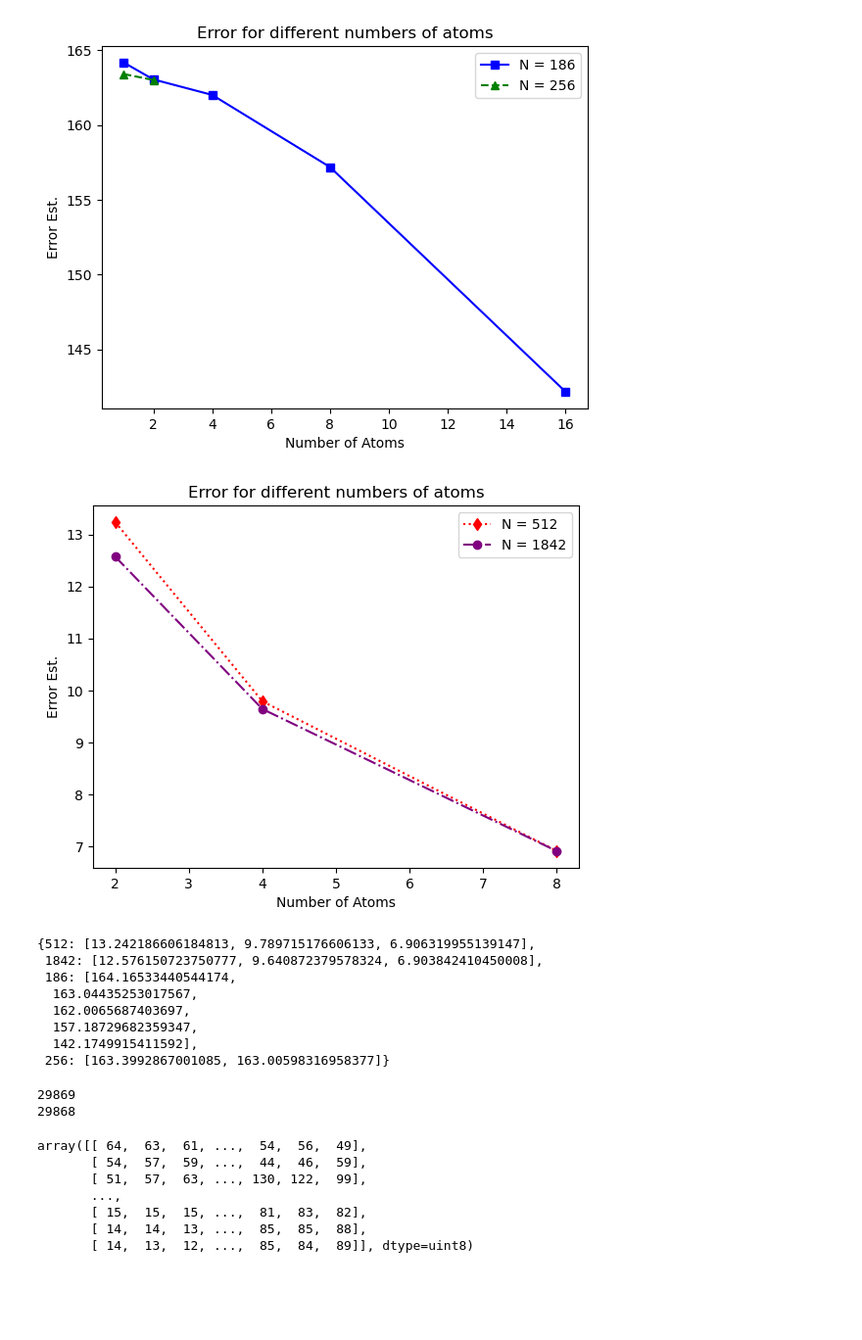
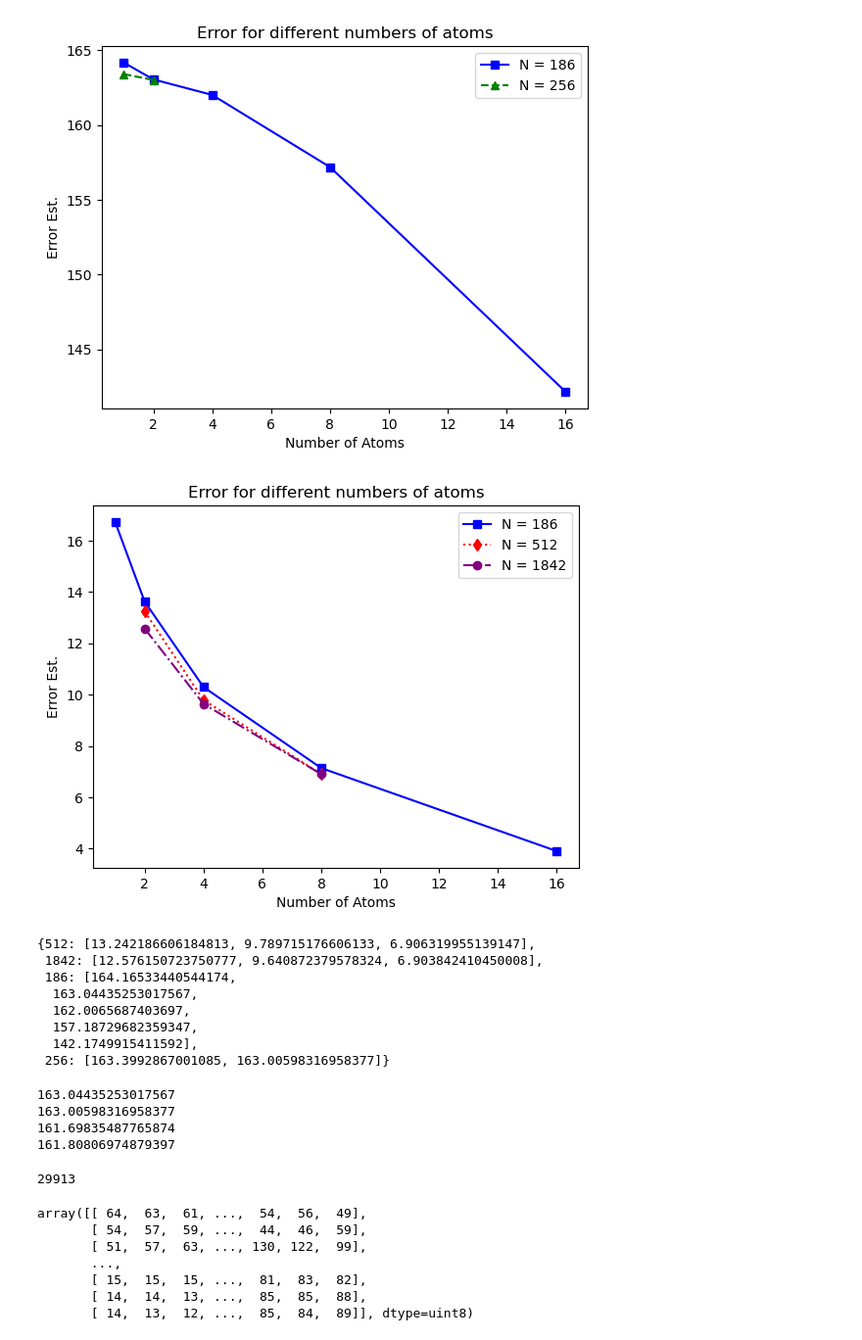
Before and after one commit to rainonej/Sparse-Dictionary-Learning, a Jupyter notebook: Tests.ipynb, the cells around one changed output. Shown at 98% size. Cells and saved outputs as stored; diff of their text form; code cells hidden in the pictures; blank space fills up the shorter version.

Commit message:
Got the correct graph

```diff
--- a/Tests.ipynb
+++ b/Tests.ipynb
@@ -271,27 +271,27 @@ plt.show()
 [figure]
 # %%
 xs186 = [1,2,4,8,16]
-ys186 = octopus_errors[186]
+#ys186 = octopus_errors[186]
 xs256 = [1,2]
 ys256 = octopus_errors[256]
 xs512 = [2,4,8]
 ys512 = octopus_errors[512]
 xs1842 = [2,4,8]
 ys1842 = octopus_errors[1842]
 
-#plt.plot(xs186, ys186, linestyle='-', marker='s', color='blue', label = 'N = 186')
+plt.plot(xs186, ys186, linestyle='-', marker='s', color='blue', label = 'N = 186')
 #plt.plot(xs256, ys256, linestyle='--', marker='^', color='green', label = 'N = 256')
 plt.plot(xs512, ys512, linestyle=':', marker='d', color='red', label = 'N = 512')
 plt.plot(xs1842, ys1842, linestyle='-.', marker='o', color='purple', label = 'N = 1842')
 
 plt.xlabel('Number of Atoms')
 plt.ylabel('Error Est.')
 plt.title('Error for different numbers of atoms')
 plt.legend()
-plt.savefig('Graphs/Octopus_Error_Est_big_N.png')
+plt.savefig('Graphs/Octopus_Error_Est.png')
 plt.show()
 # %% [output]
-[figure, old version]
+[figure, new version]
 # %%
 octopus_errors
 # %% [output]
@@ -304,21 +304,28 @@ octopus_errors
   142.1749915411592],
  256: [163.3992867001085, 163.00598316958377]}
 # %%
-N = 256
+L = 2
 img_orig = load_image('Compressed Images/octopus.jpg')
 img_orig_flat = img_orig.copy().flatten()
-octopus_errors[N] = []
-for L in [1,2]:
+#octopus_errors[N] = []
+for N in [186, 256, 512, 1842]:
     img = load_image('Reconstructed Images/octopusN' + str(N) + 'L' + str(L) +'.jpg')
     img_flat = img.flatten()
     temp_indices = np.where(img_flat>0)[0]
     M = len(temp_indices)
 
     error = np.linalg.norm(img_orig_flat[temp_indices] - img_flat[temp_indices])/np.sqrt(M)
-    octopus_errors[N].append(error)
+    #octopus_errors[N].append(error)
+    print(error)
 # %% [output]
-29869
-29868
+163.04435253017567
+163.00598316958377
+161.69835487765874
+161.80806974879397
+# %%
+M
+# %% [output]
+29913
 # %%
     temp_recon = recon_img.copy().flatten()
 temp_count = count.copy().flatten()
```
Also changed, not shown: parts of 2 cells of this notebook, 1 other file.
